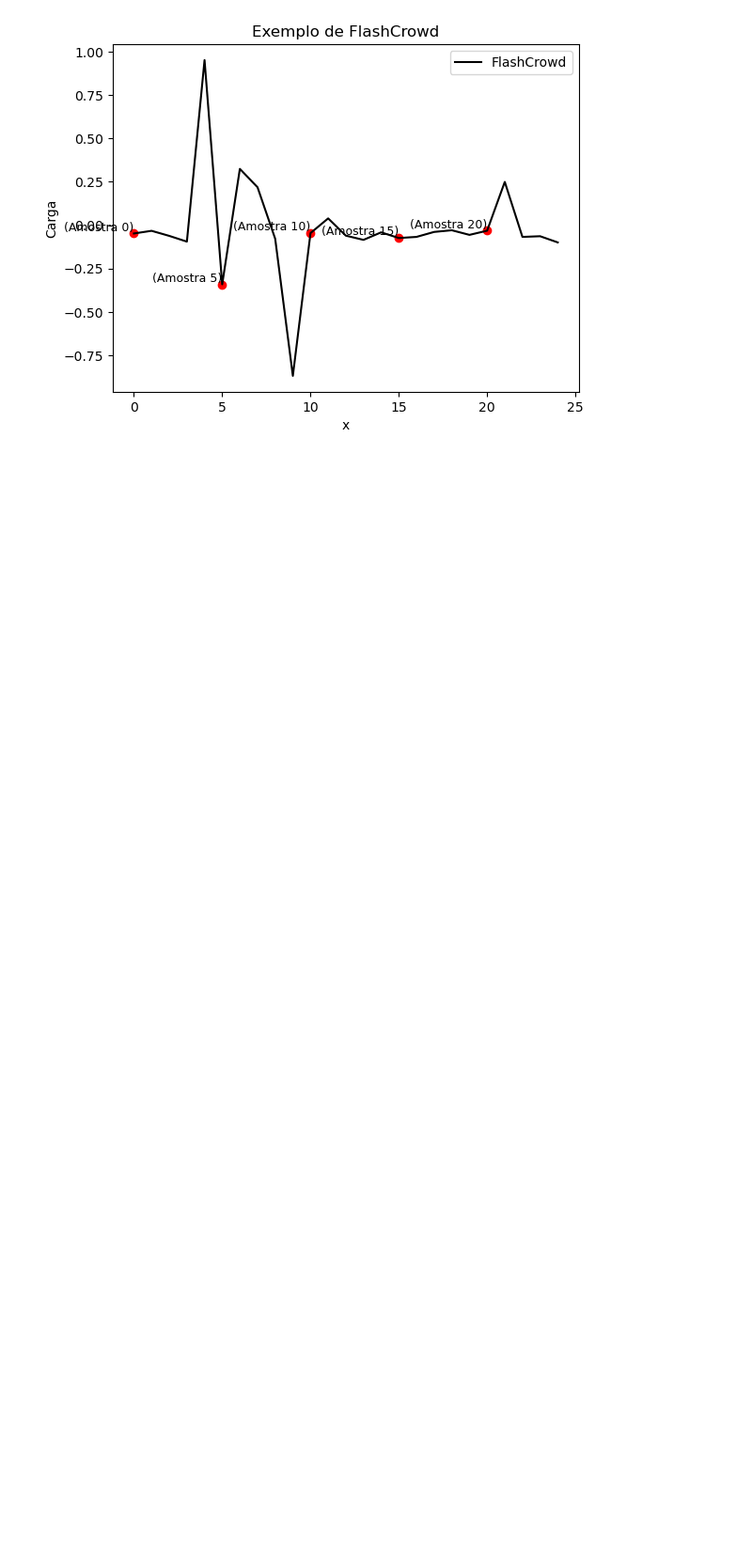
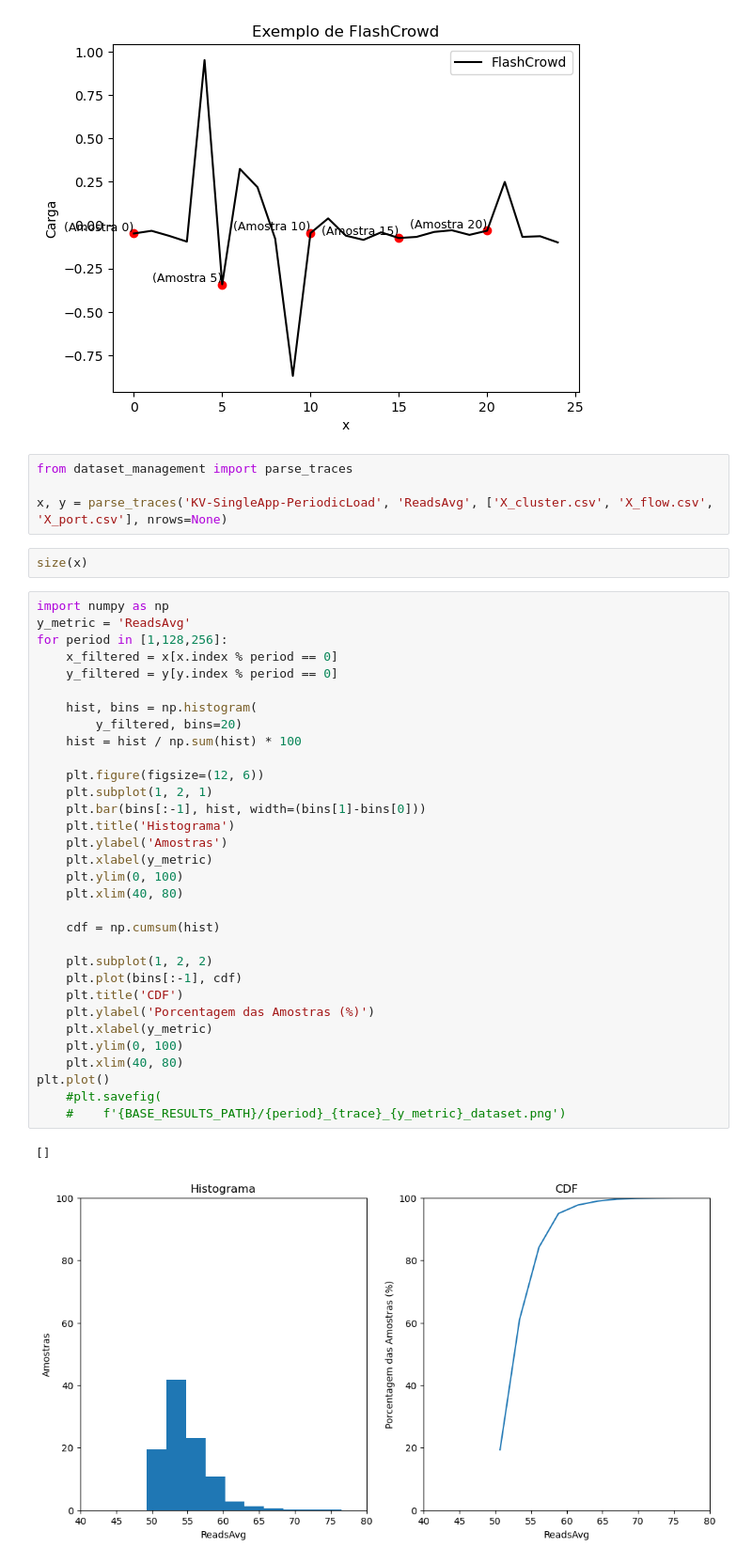
Before and after one commit to DaviVilarinho/ic-intervalo-qos, a Jupyter notebook: AnaliseNaivePeriodic.ipynb, the cells around one changed output. Shown at 94% size. Cells and saved outputs as stored; diff of their text form; blank space fills up the shorter version.

```diff
--- a/AnaliseNaivePeriodic.ipynb
+++ b/AnaliseNaivePeriodic.ipynb
@@ -118,3 +118,44 @@ plt.legend()
 plt.show()
 # %% [output]
 [figure]
+# %%
+from dataset_management import parse_traces
+
+x, y = parse_traces('KV-SingleApp-PeriodicLoad', 'ReadsAvg', ['X_cluster.csv', 'X_flow.csv', 'X_port.csv'], nrows=None)
+# %%
+size(x)
+# %%
+import numpy as np
+y_metric = 'ReadsAvg'
+for period in [1,128,256]:
+    x_filtered = x[x.index % period == 0]
+    y_filtered = y[y.index % period == 0]
+
+    hist, bins = np.histogram(
+        y_filtered, bins=20)
+    hist = hist / np.sum(hist) * 100
+
+    plt.figure(figsize=(12, 6))
+    plt.subplot(1, 2, 1)
+    plt.bar(bins[:-1], hist, width=(bins[1]-bins[0]))
+    plt.title('Histograma')
+    plt.ylabel('Amostras')
+    plt.xlabel(y_metric)
+    plt.ylim(0, 100)
+    plt.xlim(40, 80)
+
+    cdf = np.cumsum(hist)
+
+    plt.subplot(1, 2, 2)
+    plt.plot(bins[:-1], cdf)
+    plt.title('CDF')
+    plt.ylabel('Porcentagem das Amostras (%)')
+    plt.xlabel(y_metric)
+    plt.ylim(0, 100)
+    plt.xlim(40, 80)
+plt.plot()
+    #plt.savefig(
+    #    f'{BASE_RESULTS_PATH}/{period}_{trace}_{y_metric}_dataset.png')
+# %% [output]
+[]
+[figure, added]
```
Also changed, not shown: parts of 1 cell of this notebook.
